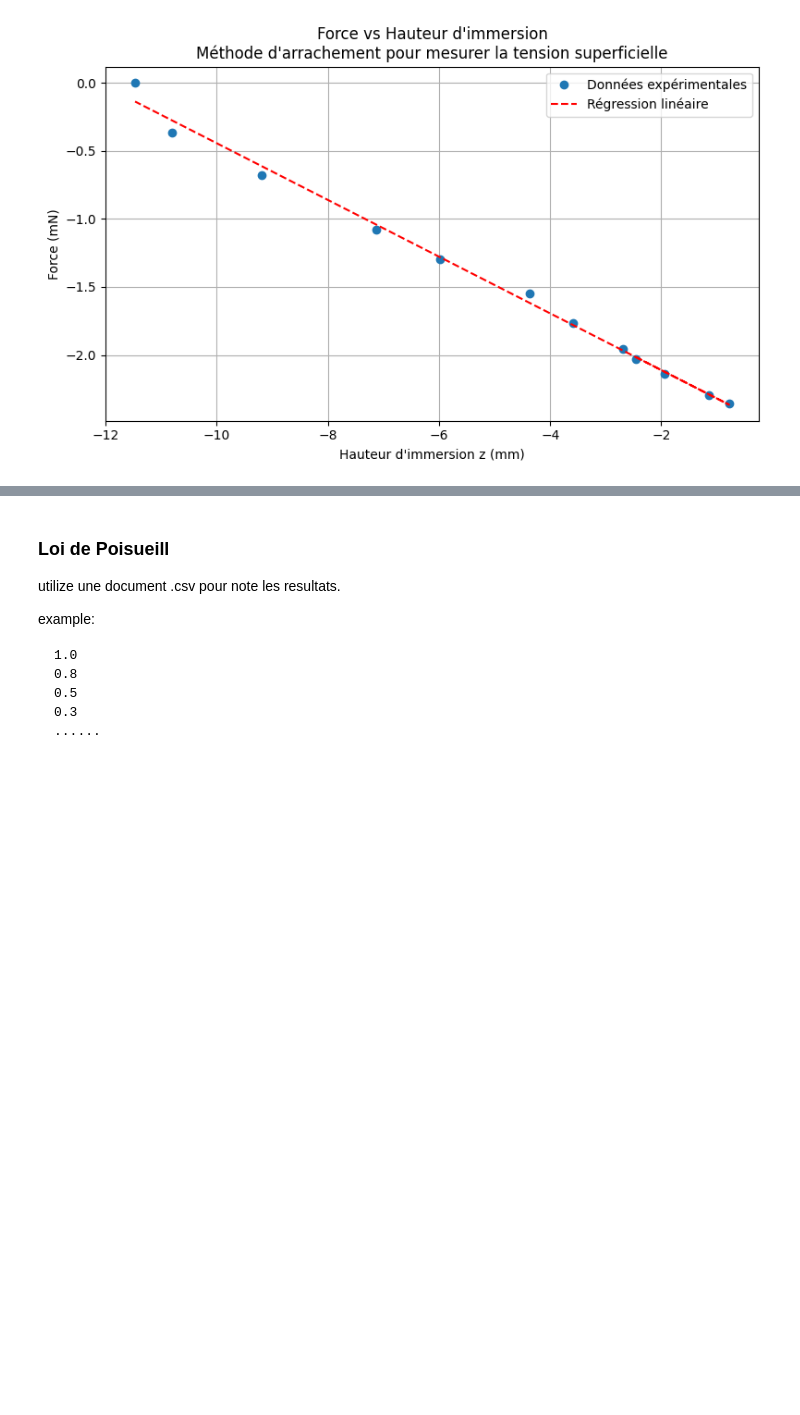
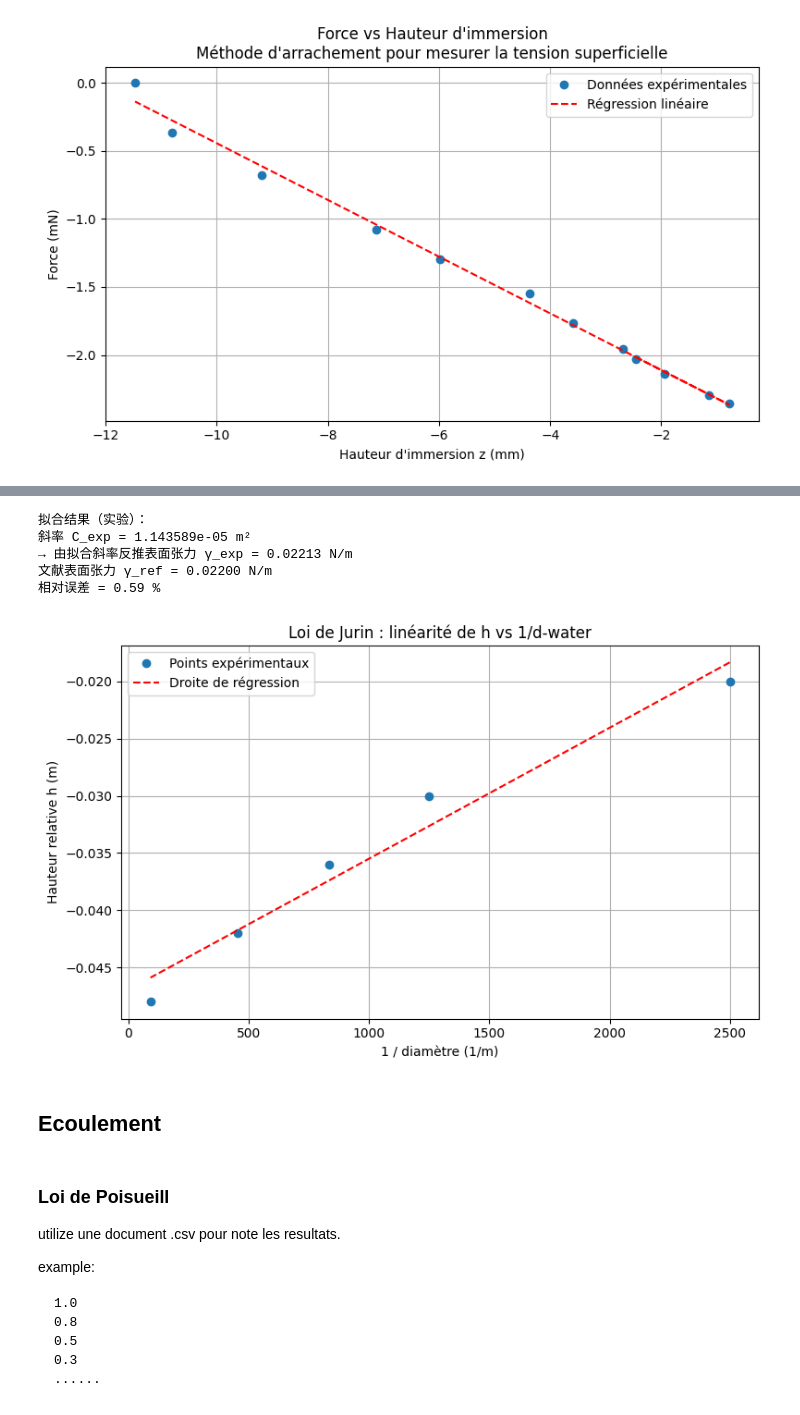
Before and after one commit to nbcongmingdan/TP-MMC-2025, a Jupyter notebook: Analyse_des_resultats.ipynb, the cells around one changed output, grey strips where cells are left out. Cells and saved outputs as stored; diff of their text form; code cells hidden in the pictures; blank space fills up the shorter version.

```diff
--- a/Analyse_des_resultats.ipynb
+++ b/Analyse_des_resultats.ipynb
@@ -130,3 +146,66 @@ On utilise  Série de capillaires ("chandelier") pour étude de la loi de Jurin
+# %%
+g = 9.81  # m/s²
+
+# -----------------------
+# 读取并处理数据
+# -----------------------
+df = pd.read_csv('jorin-alchool.csv', header=None, names=['diameter_mm', 'height_cm'])
+
+# 单位转换
+df['diameter_m'] = df['diameter_mm'] / 1000
+df['height_m'] = df['height_cm'] / 100
+
+# 创建 1/d 变量
+df['inv_diameter'] = 1 / df['diameter_m']
+
+# -----------------------
+# 回归分析：h = C / d  → h vs 1/d 拟合
+# -----------------------
+X = df[['inv_diameter']].values
+y = df['height_m'].values
+
+model = LinearRegression()
+model.fit(X, y)
+
+slope = model.coef_[0]
+intercept = model.intercept_
+
+# -----------------------
+# 计算理论斜率
+# h = 4γ / (ρ g d) → C = 4γ / (ρ g)
+C_theory = 4 * tension_superficielle_alcool / (rho_alchool * g)
+# %%
+# 由实验斜率反推出表面张力
+gamma_exp = (slope * rho_alchool * g) / 4
+
+print(f"\n拟合结果（实验）：")
+print(f"斜率 C_exp = {slope:.6e} m²")
+print(f"→ 由拟合斜率反推表面张力 γ_exp = {gamma_exp:.5f} N/m")
+print(f"文献表面张力 γ_ref = {tension_superficielle_alcool:.5f} N/m")
+
+error_percent = abs(gamma_exp - tension_superficielle_alcool) / tension_superficielle_alcool * 100
+print(f"相对误差 = {error_percent:.2f} %")
+# %% [output]
+拟合结果（实验）：
+斜率 C_exp = 1.143589e-05 m²
+→ 由拟合斜率反推表面张力 γ_exp = 0.02213 N/m
+文献表面张力 γ_ref = 0.02200 N/m
+相对误差 = 0.59 %
+# %%
+plt.figure(figsize=(8, 5))
+plt.plot(df['inv_diameter'], df['height_m'], 'o', label='Points expérimentaux')
+plt.plot(df['inv_diameter'], model.predict(X), 'r--', label='Droite de régression')
+plt.xlabel("1 / diamètre (1/m)")
+plt.ylabel("Hauteur relative h (m)")
+plt.title("Loi de Jurin : linéarité de h vs 1/d-water")
+plt.legend()
+plt.grid(True)
+plt.tight_layout()
+plt.show()
+# %% [output]
+[figure, added]
+# %% [markdown]
+## Ecoulement
 # %% [markdown]
 ### Loi de Poisueill
 
```
Also changed, not shown: parts of 7 cells of this notebook, 6 other files.
